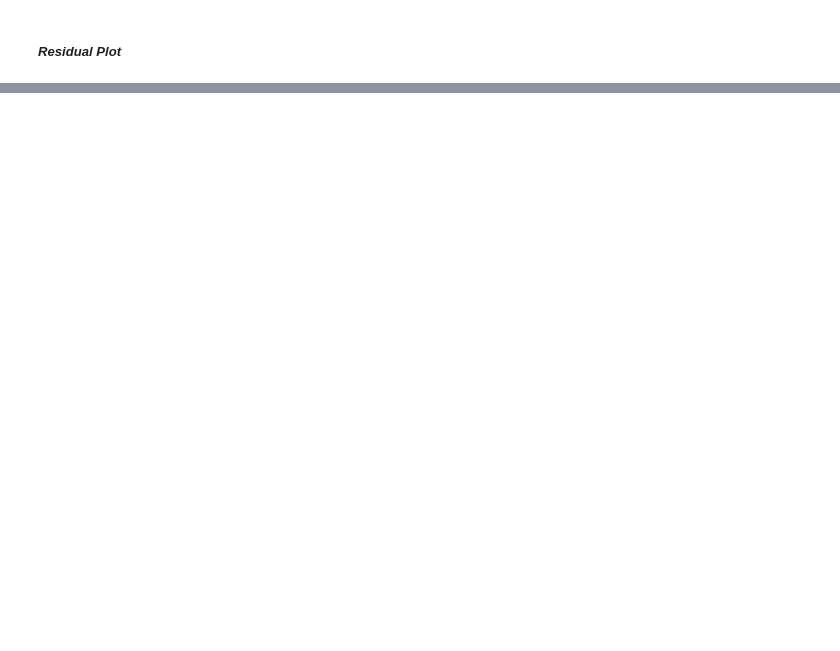
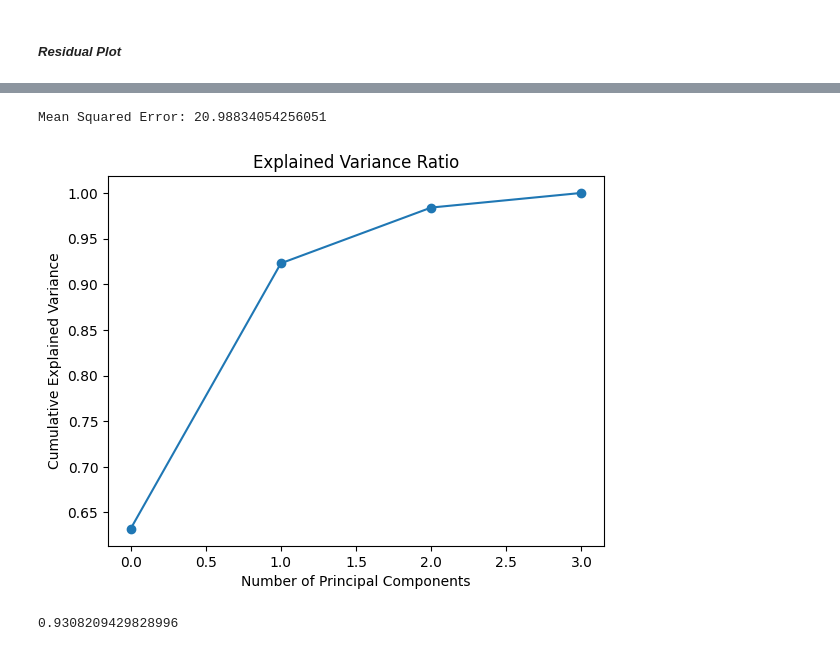
Before and after one commit to omkarfand77/Power_Plant_Turbine_Energy_Prediction, a Jupyter notebook: main.ipynb, the cells around one changed output, grey strips where cells are left out. Cells and saved outputs as stored; diff of their text form; code cells hidden in the pictures; blank space fills up the shorter version.

```diff
--- a/main.ipynb
+++ b/main.ipynb
@@ -220,0 +233,45 @@ plt.stem(np.arange(len(y_test)),np.round(residuals,3))
+# %%
+import numpy as np
+import pandas as pd
+import matplotlib.pyplot as plt
+from sklearn.model_selection import train_test_split
+from sklearn.linear_model import LinearRegression
+from sklearn.decomposition import PCA
+from sklearn.metrics import mean_squared_error
+
+# Split the dataset into training and testing sets
+X_train, X_test, y_train, y_test = train_test_split(X, y, test_size=0.2, random_state=42)
+
+# Apply PCA for feature reduction
+pca = PCA()  # Reduce to 5 principal components
+X_train_pca = pca.fit_transform(X_train)
+X_test_pca = pca.transform(X_test)
+
+# Build a linear regression model on the reduced feature set
+model = LinearRegression()
+model.fit(X_train_pca, y_train)
+
+# Predictions on the test set
+y_pred = model.predict(X_test_pca)
+
+# Evaluate the model
+mse = mean_squared_error(y_test, y_pred)
+print(f"Mean Squared Error: {mse}")
+
+# Plot the explained variance ratio
+explained_variance_ratio = np.cumsum(pca.explained_variance_ratio_)
+plt.plot(explained_variance_ratio, marker='o')
+plt.xlabel('Number of Principal Components')
+plt.ylabel('Cumulative Explained Variance')
+plt.title('Explained Variance Ratio')
+plt.show()
+# %% [output]
+Mean Squared Error: 20.98834054256051
+[figure, added]
+# %%
+# Coefficient of Determination
+from sklearn.metrics import r2_score
+score=r2_score(y_test,y_pred)
+print(score)
+# %% [output]
+0.9308209429828996
```
Also changed, not shown: parts of 33 cells of this notebook, 3 other files.
